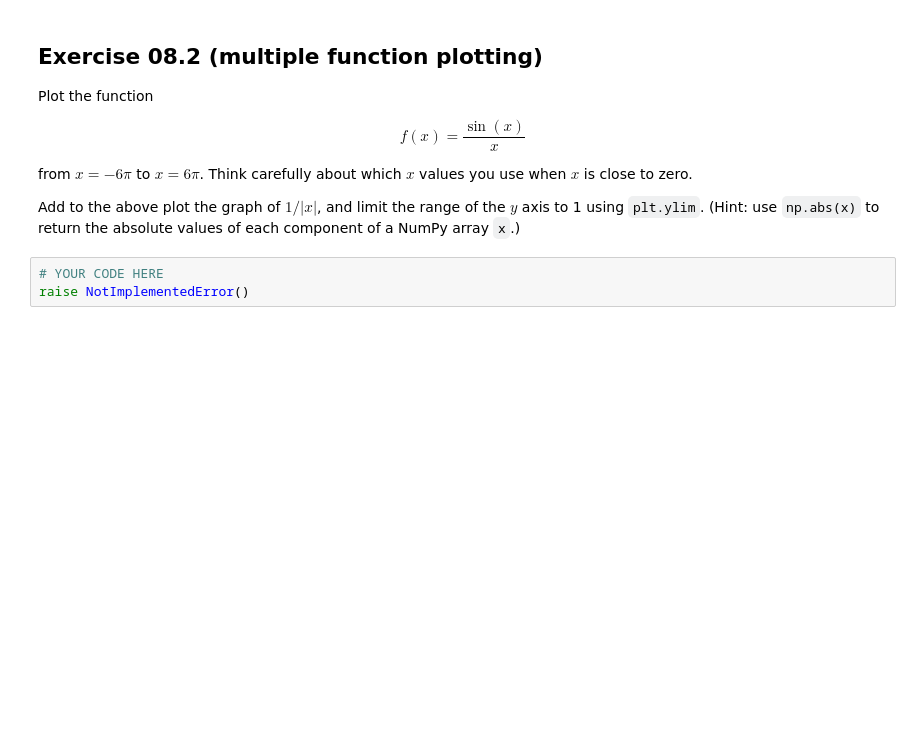
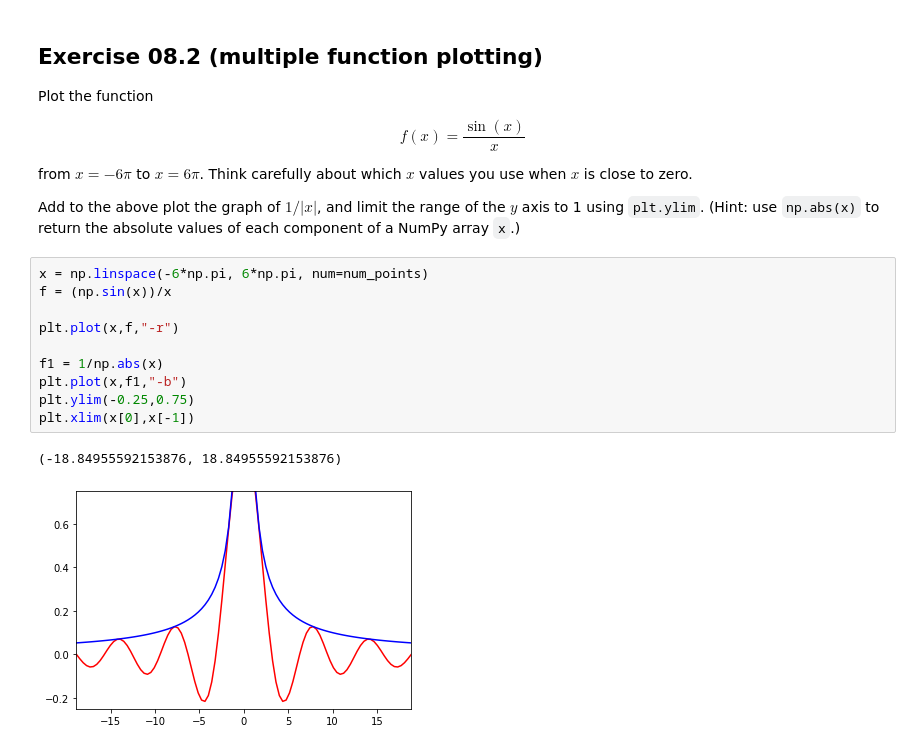
Before and after one commit to Antoni051/oxnet-python-prep, a Jupyter notebook: 08 Plotting.ipynb, the cells around one changed output. Drawn from its saved outputs; the diff is of its cells as text; blank space fills up the shorter version.

```diff
--- a/08 Plotting.ipynb
+++ b/08 Plotting.ipynb
@@ -342,6 +407,16 @@ $x$ is close to zero.
 Add to the above plot the graph of $1/ \left| x \right|$, and limit the range of the $y$ axis to 1 using
 `plt.ylim`. (Hint: use `np.abs(x)` to return the absolute values of each
 component of a NumPy array `x`.)
-# %%
-# YOUR CODE HERE
-raise NotImplementedError()
+# %%
+x = np.linspace(-6*np.pi, 6*np.pi, num=num_points)
+f = (np.sin(x))/x
+
+plt.plot(x,f,"-r")
+
+f1 = 1/np.abs(x)
+plt.plot(x,f1,"-b")
+plt.ylim(-0.25,0.75)
+plt.xlim(x[0],x[-1])
+# %% [output]
+(-18.84955592153876, 18.84955592153876)
+[figure, added]
```
Also changed, not shown: parts of 16 cells of this notebook, 7 other files.
